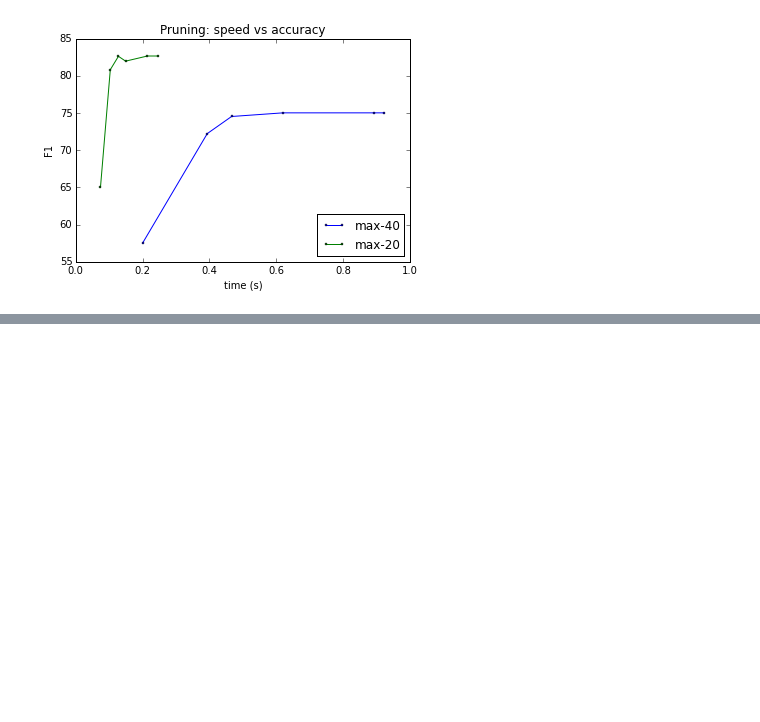
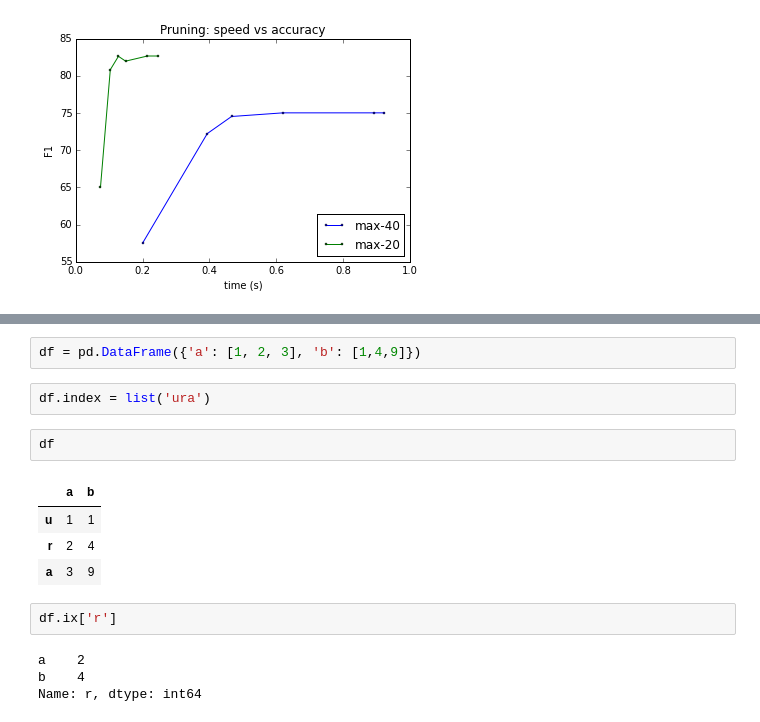
Before and after one commit to Bekbolatov/kaggle, a Jupyter notebook: notebooks/BabyNames.ipynb, the cells around one changed output, grey strips where cells are left out. Drawn from its saved outputs; the diff is of its cells as text; blank space fills up the shorter version.

```diff
--- a/notebooks/BabyNames.ipynb
+++ b/notebooks/BabyNames.ipynb
@@ -69,0 +102,17 @@ plt.legend?
+# %%
+df = pd.DataFrame({'a': [1, 2, 3], 'b': [1,4,9]})
+# %%
+df.index = list('ura')
+# %%
+df
+# %% [output]
+|  | a | b |
+| u | 1 | 1 |
+| r | 2 | 4 |
+| a | 3 | 9 |
+# %%
+df.ix['r']
+# %% [output]
+a    2
+b    4
+Name: r, dtype: int64
```
Also changed, not shown: parts of 5 cells of this notebook, 8 other files.
